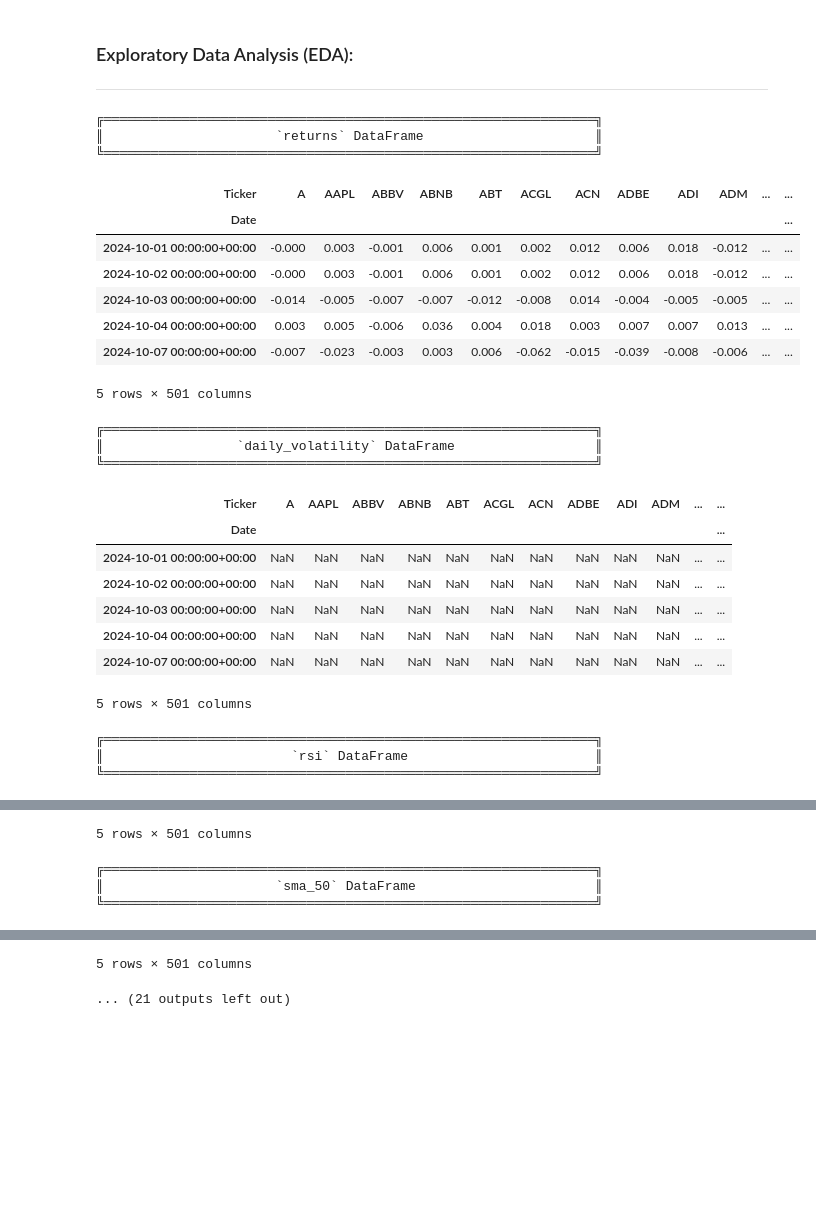
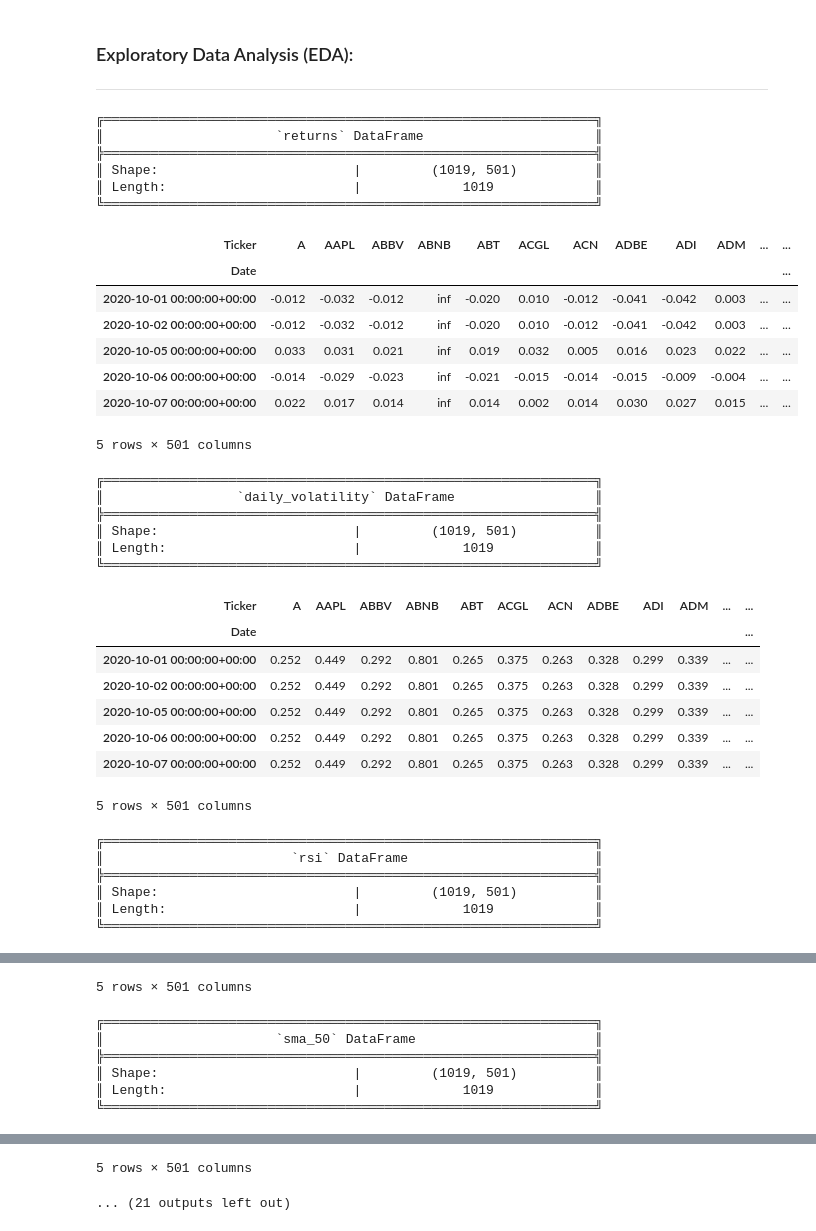
Before and after one commit to Corey-Holton/Group_project_2, a Jupyter notebook: notebooks/christian_exploration/stock_analysis.ipynb, the cells around one changed output, grey strips where cells are left out. Drawn from its saved outputs; the diff is of its cells as text; code cells hidden in the pictures; blank space fills up the shorter version.

```diff
--- a/notebooks/christian_exploration/stock_analysis.ipynb
+++ b/notebooks/christian_exploration/stock_analysis.ipynb
@@ -35,7 +54,7 @@ ___
 # Syntax: fetch_and_download_sp500_data(start_date="YYYY-MM-DD", end_date="YYYY-MM-DD")
 # To add an end date, put end_date="YYYY-MM-DD"
 
-data = fetch_and_download_sp500_data(start_date="2024-10-01")
+data = fetch_and_download_sp500_data(start_date="2020-10-01")
 # %% [output]
 [*********************100%***********************]  501 of 501 completed
 ╔═══════════════════════════════════════════════════════════════╗
@@ -126,12 +146,18 @@ inspect_df.head()
 # %% [markdown]
 ### Data Preprocessing
 ___
-# %%
-# Align data lengths by filling forward and backward
-clean_feature_dataframes = {}
-
-for df_name, df in feature_dataframes.items():
-    clean_feature_dataframes[df_name] = df.ffill().copy()
-    clean_feature_dataframes[df_name] = df.bfill().copy()
+# %%
+# Initialize an empty dictionary for clean dataframes
+clean_feature_dataframes = {}
+
+for key, df in feature_dataframes.items():
+
+    # Perform forward and backward filling, and then fill remaining NaNs with 0 or mean
+    filled_df = df.copy()
+    filled_df.ffill(inplace=True)
+    filled_df.bfill(inplace=True)
+
+    # Store the cleaned dataframe in the new dictionary
+    clean_feature_dataframes[key] = filled_df
 # %%
 # Inspect DataFrames
@@ -165,34 +191,45 @@ inspect_df.head()
 ___
 # %%
 for name, df in clean_feature_dataframes.items():
-    print_title(f"`{name}` DataFrame")
-    # print_label()
+    print_title(f"`{name}` DataFrame", closed_corners=False)
+    print_label("Shape:", f"{df.shape}")
+    print_label("Length:", f"{len(df)}", closed_corners=True)
+
     display(df.head())
 # %% [output]
 ╔═══════════════════════════════════════════════════════════════╗
 ║                      `returns` DataFrame                      ║
+╠═══════════════════════════════════════════════════════════════╣
+║ Shape:                         |         (1019, 501)          ║
+║ Length:                        |             1019             ║
 ╚═══════════════════════════════════════════════════════════════╝
 | Ticker | A | AAPL | ABBV | ABNB | ABT | ACGL | ACN | ADBE | ADI | ADM | ... | ... |
 | Date |  |  |  |  |  |  |  |  |  |  |  | ... |
-| 2024-10-01 00:00:00+00:00 | -0.000 | 0.003 | -0.001 | 0.006 | 0.001 | 0.002 | 0.012 | 0.006 | 0.018 | -0.012 | ... | ... |
-| 2024-10-02 00:00:00+00:00 | -0.000 | 0.003 | -0.001 | 0.006 | 0.001 | 0.002 | 0.012 | 0.006 | 0.018 | -0.012 | ... | ... |
-| 2024-10-03 00:00:00+00:00 | -0.014 | -0.005 | -0.007 | -0.007 | -0.012 | -0.008 | 0.014 | -0.004 | -0.005 | -0.005 | ... | ... |
-| 2024-10-04 00:00:00+00:00 | 0.003 | 0.005 | -0.006 | 0.036 | 0.004 | 0.018 | 0.003 | 0.007 | 0.007 | 0.013 | ... | ... |
-| 2024-10-07 00:00:00+00:00 | -0.007 | -0.023 | -0.003 | 0.003 | 0.006 | -0.062 | -0.015 | -0.039 | -0.008 | -0.006 | ... | ... |
+| 2020-10-01 00:00:00+00:00 | -0.012 | -0.032 | -0.012 | inf | -0.020 | 0.010 | -0.012 | -0.041 | -0.042 | 0.003 | ... | ... |
+| 2020-10-02 00:00:00+00:00 | -0.012 | -0.032 | -0.012 | inf | -0.020 | 0.010 | -0.012 | -0.041 | -0.042 | 0.003 | ... | ... |
+| 2020-10-05 00:00:00+00:00 | 0.033 | 0.031 | 0.021 | inf | 0.019 | 0.032 | 0.005 | 0.016 | 0.023 | 0.022 | ... | ... |
+| 2020-10-06 00:00:00+00:00 | -0.014 | -0.029 | -0.023 | inf | -0.021 | -0.015 | -0.014 | -0.015 | -0.009 | -0.004 | ... | ... |
+| 2020-10-07 00:00:00+00:00 | 0.022 | 0.017 | 0.014 | inf | 0.014 | 0.002 | 0.014 | 0.030 | 0.027 | 0.015 | ... | ... |
 5 rows × 501 columns
 ╔═══════════════════════════════════════════════════════════════╗
 ║                 `daily_volatility` DataFrame                  ║
+╠═══════════════════════════════════════════════════════════════╣
+║ Shape:                         |         (1019, 501)          ║
+║ Length:                        |             1019             ║
 ╚═══════════════════════════════════════════════════════════════╝
 | Ticker | A | AAPL | ABBV | ABNB | ABT | ACGL | ACN | ADBE | ADI | ADM | ... | ... |
 | Date |  |  |  |  |  |  |  |  |  |  |  | ... |
-| 2024-10-01 00:00:00+00:00 | NaN | NaN | NaN | NaN | NaN | NaN | NaN | NaN | NaN | NaN | ... | ... |
-| 2024-10-02 00:00:00+00:00 | NaN | NaN | NaN | NaN | NaN | NaN | NaN | NaN | NaN | NaN | ... | ... |
-| 2024-10-03 00:00:00+00:00 | NaN | NaN | NaN | NaN | NaN | NaN | NaN | NaN | NaN | NaN | ... | ... |
-| 2024-10-04 00:00:00+00:00 | NaN | NaN | NaN | NaN | NaN | NaN | NaN | NaN | NaN | NaN | ... | ... |
-| 2024-10-07 00:00:00+00:00 | NaN | NaN | NaN | NaN | NaN | NaN | NaN | NaN | NaN | NaN | ... | ... |
+| 2020-10-01 00:00:00+00:00 | 0.252 | 0.449 | 0.292 | 0.801 | 0.265 | 0.375 | 0.263 | 0.328 | 0.299 | 0.339 | ... | ... |
+| 2020-10-02 00:00:00+00:00 | 0.252 | 0.449 | 0.292 | 0.801 | 0.265 | 0.375 | 0.263 | 0.328 | 0.299 | 0.339 | ... | ... |
+| 2020-10-05 00:00:00+00:00 | 0.252 | 0.449 | 0.292 | 0.801 | 0.265 | 0.375 | 0.263 | 0.328 | 0.299 | 0.339 | ... | ... |
+| 2020-10-06 00:00:00+00:00 | 0.252 | 0.449 | 0.292 | 0.801 | 0.265 | 0.375 | 0.263 | 0.328 | 0.299 | 0.339 | ... | ... |
+| 2020-10-07 00:00:00+00:00 | 0.252 | 0.449 | 0.292 | 0.801 | 0.265 | 0.375 | 0.263 | 0.328 | 0.299 | 0.339 | ... | ... |
 5 rows × 501 columns
 ╔═══════════════════════════════════════════════════════════════╗
 ║                        `rsi` DataFrame                        ║
+╠═══════════════════════════════════════════════════════════════╣
+║ Shape:                         |         (1019, 501)          ║
+║ Length:                        |             1019             ║
 ╚═══════════════════════════════════════════════════════════════╝
 | Ticker | A | AAPL | ABBV | ABNB | ABT | ACGL | ACN | ADBE | ADI | ADM | ... | ... |
 | Date |  |  |  |  |  |  |  |  |  |  |  | ... |
@@ -204,6 +241,9 @@ for name, df in clean_feature_dataframes.items():
 5 rows × 501 columns
 ╔═══════════════════════════════════════════════════════════════╗
 ║                      `sma_50` DataFrame                       ║
+╠═══════════════════════════════════════════════════════════════╣
+║ Shape:                         |         (1019, 501)          ║
+║ Length:                        |             1019             ║
 ╚═══════════════════════════════════════════════════════════════╝
 | Ticker | A | AAPL | ABBV | ABNB | ABT | ACGL | ACN | ADBE | ADI | ADM | ... | ... |
 | Date |  |  |  |  |  |  |  |  |  |  |  | ... |
```
Also changed, not shown: parts of 15 cells of this notebook, 2 other files.
